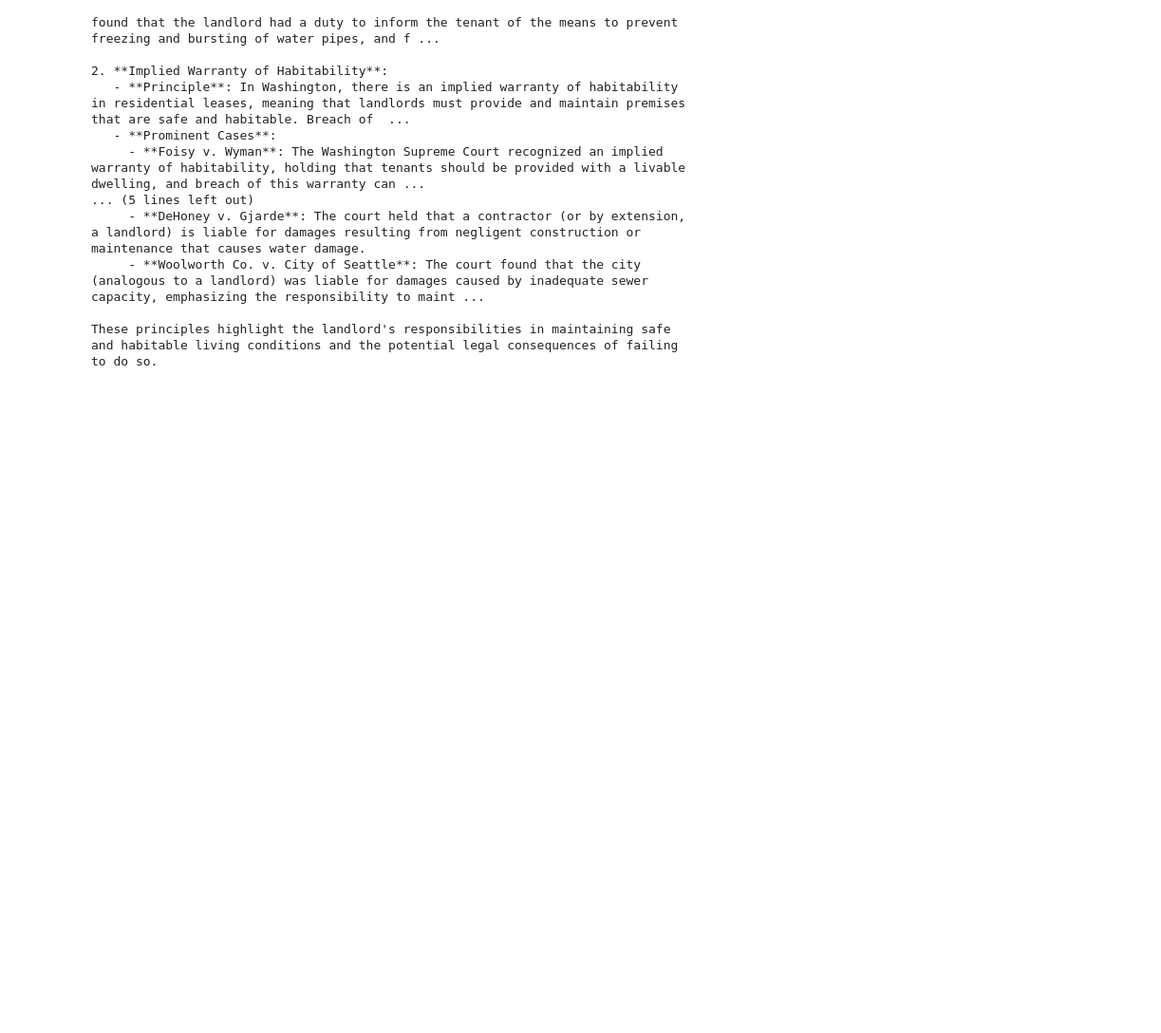
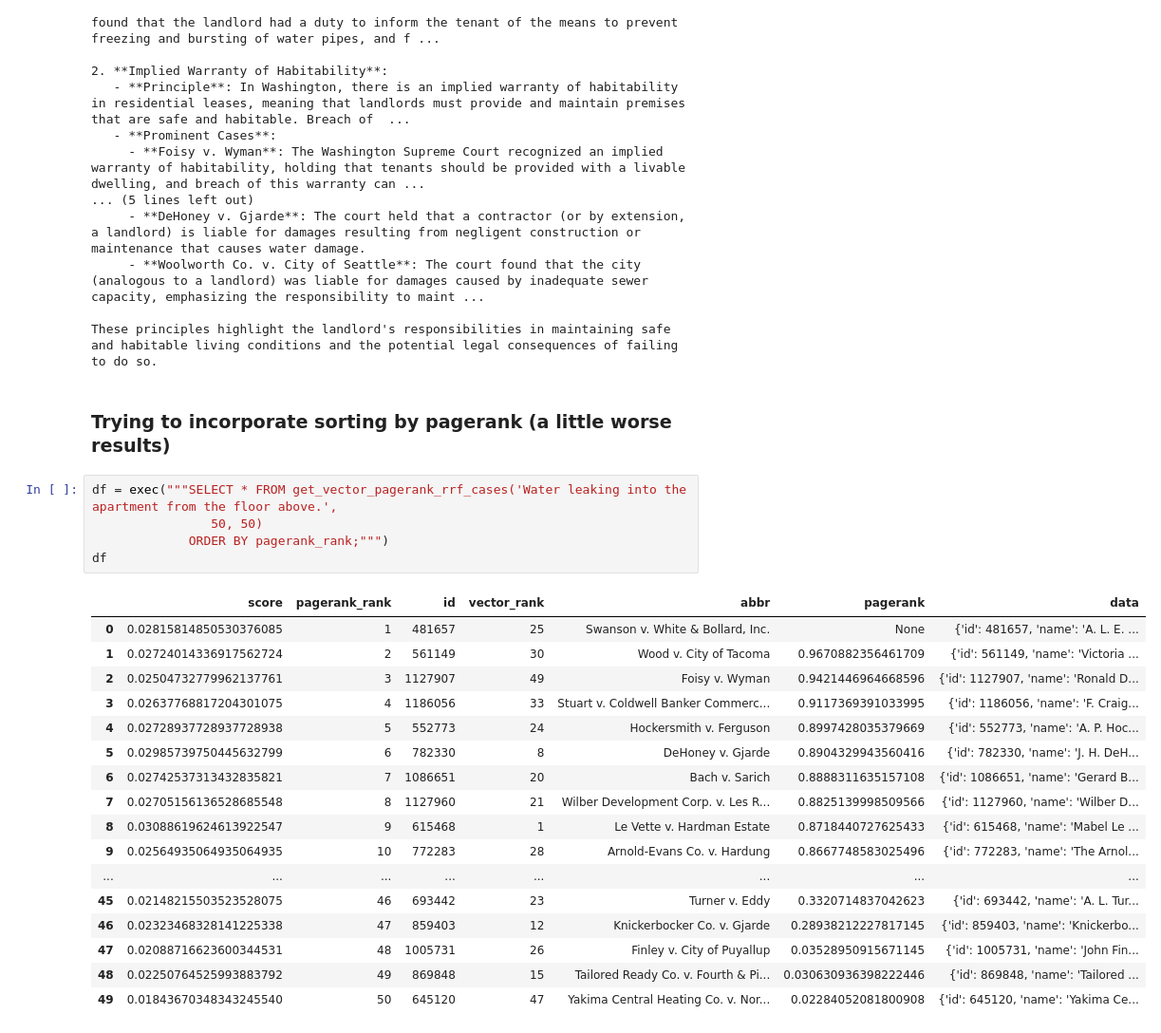
Before and after one commit to rioriost/graphrag-legalcases-postgres, a Jupyter notebook: playground/graph_prompt.ipynb, the cells around one changed output. Shown at 95% size. Saved outputs shown, nothing was run; the diff lists cells and outputs as text; blank space fills up the shorter version.

```diff
--- a/playground/graph_prompt.ipynb
+++ b/playground/graph_prompt.ipynb
@@ -137,3 +136,28 @@ Based on the provided cases, here are the top 3 legal principles relevant to the
      - **Woolworth Co. v. City of Seattle**: The court found that the city (analogous to a landlord) was liable for damages caused by inadequate sewer capacity, emphasizing the responsibility to maint ...
 
 These principles highlight the landlord's responsibilities in maintaining safe and habitable living conditions and the potential legal consequences of failing to do so.
+# %% [markdown]
+### Trying to incorporate sorting by pagerank (a little worse results)
+# %%
+df = exec("""SELECT * FROM get_vector_pagerank_rrf_cases('Water leaking into the apartment from the floor above.',
+                50, 50)
+             ORDER BY pagerank_rank;""")
+df
+# %% [output]
+|  | score | pagerank_rank | id | vector_rank | abbr | pagerank | data |
+| 0 | 0.02815814850530376085 | 1 | 481657 | 25 | Swanson v. White & Bollard, Inc. | None | {'id': 481657, 'name': 'A. L. E. ... |
+| 1 | 0.02724014336917562724 | 2 | 561149 | 30 | Wood v. City of Tacoma | 0.9670882356461709 | {'id': 561149, 'name': 'Victoria ... |
+| 2 | 0.02504732779962137761 | 3 | 1127907 | 49 | Foisy v. Wyman | 0.9421446964668596 | {'id': 1127907, 'name': 'Ronald D... |
+| 3 | 0.02637768817204301075 | 4 | 1186056 | 33 | Stuart v. Coldwell Banker Commerc... | 0.9117369391033995 | {'id': 1186056, 'name': 'F. Craig... |
+| 4 | 0.02728937728937728938 | 5 | 552773 | 24 | Hockersmith v. Ferguson | 0.8997428035379669 | {'id': 552773, 'name': 'A. P. Hoc... |
+| 5 | 0.02985739750445632799 | 6 | 782330 | 8 | DeHoney v. Gjarde | 0.8904329943560416 | {'id': 782330, 'name': 'J. H. DeH... |
+| 6 | 0.02742537313432835821 | 7 | 1086651 | 20 | Bach v. Sarich | 0.8888311635157108 | {'id': 1086651, 'name': 'Gerard B... |
+| 7 | 0.02705156136528685548 | 8 | 1127960 | 21 | Wilber Development Corp. v. Les R... | 0.8825139998509566 | {'id': 1127960, 'name': 'Wilber D... |
+| 8 | 0.03088619624613922547 | 9 | 615468 | 1 | Le Vette v. Hardman Estate | 0.8718440727625433 | {'id': 615468, 'name': 'Mabel Le ... |
+| 9 | 0.02564935064935064935 | 10 | 772283 | 28 | Arnold-Evans Co. v. Hardung | 0.8667748583025496 | {'id': 772283, 'name': 'The Arnol... |
+| ... | ... | ... | ... | ... | ... | ... | ... |
+| 45 | 0.02148215503523528075 | 46 | 693442 | 23 | Turner v. Eddy | 0.3320714837042623 | {'id': 693442, 'name': 'A. L. Tur... |
+| 46 | 0.02323468328141225338 | 47 | 859403 | 12 | Knickerbocker Co. v. Gjarde | 0.28938212227817145 | {'id': 859403, 'name': 'Knickerbo... |
+| 47 | 0.02088716623600344531 | 48 | 1005731 | 26 | Finley v. City of Puyallup | 0.03528950915671145 | {'id': 1005731, 'name': 'John Fin... |
+| 48 | 0.02250764525993883792 | 49 | 869848 | 15 | Tailored Ready Co. v. Fourth & Pi... | 0.030630936398222446 | {'id': 869848, 'name': 'Tailored ... |
+| 49 | 0.01843670348343245540 | 50 | 645120 | 47 | Yakima Central Heating Co. v. Nor... | 0.02284052081800908 | {'id': 645120, 'name': 'Yakima Ce... |
```
Also changed, not shown: parts of 12 cells of this notebook, 5 other files.
